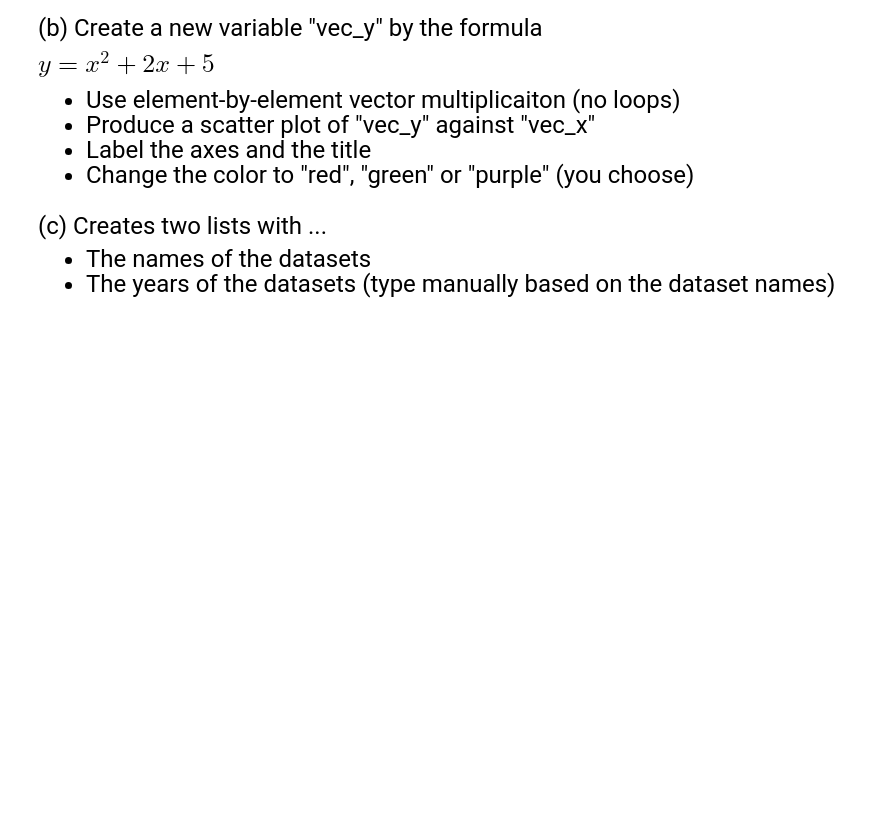
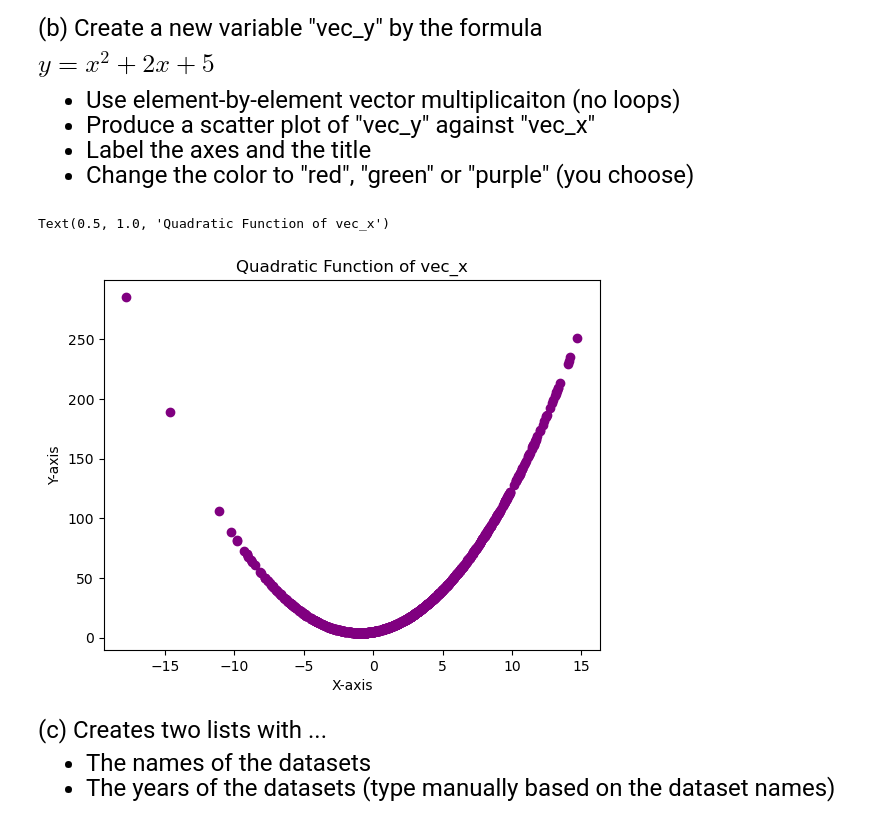
Before and after one commit to sydneywalker1/qtm151spring2023, a Jupyter notebook: Lecture 07/Lecture 7.ipynb, the cells around one changed output. Drawn from its saved outputs; the diff is of its cells as text; code cells hidden in the pictures; blank space fills up the shorter version.

```diff
--- a/Lecture 07/Lecture 7.ipynb
+++ b/Lecture 07/Lecture 7.ipynb
@@ -95,6 +91,15 @@ Questions
     - Each graph should have a different title
 
 To get full points, plot the histograms on a grid (See Lecture 6)
+# %%
+vec_x = np.random.normal(loc = 2, scale = 5, size = 1000)
+vec_z = np.random.normal(loc = 2, scale = 5, size = 1000)
+
+plt.hist(x = vec_x)
+plt.xlabel("Distribution of Vector X")
+plt.ylabel("Frequency")
+plt.title("Normal Random Variable")
+plt.grid()
 # %% [markdown]
 <font size = "5">
 
@@ -106,6 +111,20 @@ $ y = x^2 + 2x + 5$
 - Produce a scatter plot of "vec_y" against "vec_x"
 - Label the axes and the title
 - Change the color to "red", "green" or "purple" (you choose)
+# %%
+vec_y = []
+
+for x in vec_x:
+    y = x**2 + 2*x + 5
+    vec_y.append(y)
+
+plt.scatter(vec_x, vec_y, color = "purple")
+plt.xlabel("X-axis")
+plt.ylabel("Y-axis")
+plt.title("Quadratic Function of vec_x")
+# %% [output]
+Text(0.5, 1.0, 'Quadratic Function of vec_x')
+[figure, added]
 # %% [markdown]
 <font size = "5">
 
```
Also changed, not shown: parts of 9 cells of this notebook, 14 other files.
